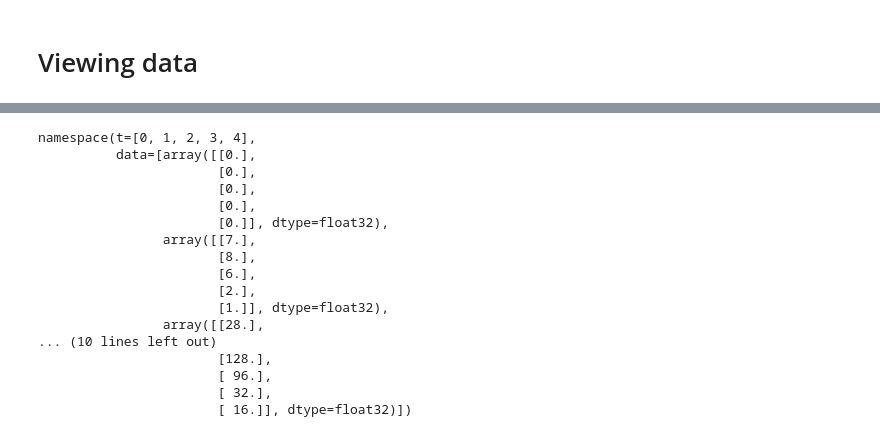
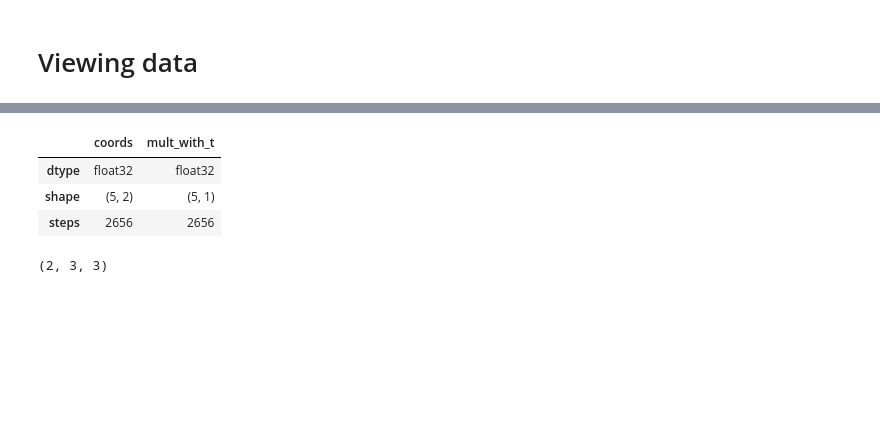
Before and after one commit to smec-ethz/bamboost, a Jupyter notebook: examples/manager_example.ipynb, the cells around one changed output, grey strips where cells are left out. Cells and saved outputs as stored; diff of their text form; code cells hidden in the pictures; blank space fills up the shorter version.

```diff
--- a/examples/manager_example.ipynb
+++ b/examples/manager_example.ipynb
@@ -149,0 +190,6 @@ sim.data_info
+# %%
+sim = db['example_1']
+more = sim.userdata['more']
+meshes = sim.userdata['custom_meshes']
+meshes.add_dataset('blubb', np.random.random((10, 2)))
+meshes['blubb']
@@ -150,20 +207,14 @@ sim.data_info
+# %%
+sim.userdata.add_data('more', np.random.random(size=(10, 20, 2)), attrs=dict(mesh='none'))
+
+sim.data_info
+# %% [output]
+|  | coords | mult_with_t |
+| dtype | float32 | float32 |
+| shape | (5, 2) | (5, 1) |
+| steps | 2656 | 2656 |
 # %%
-sim.data('mult_with_t')
+sim = db['example_1']
+data = sim.data['mult_with_t']
 # %% [output]
-namespace(t=[0, 1, 2, 3, 4],
-          data=[array([[0.],
-                       [0.],
-                       [0.],
-                       [0.],
-                       [0.]], dtype=float32),
-                array([[7.],
-                       [8.],
-                       [6.],
-                       [2.],
-                       [1.]], dtype=float32),
-                array([[28.],
-... (10 lines left out)
-                       [128.],
-                       [ 96.],
-                       [ 32.],
-                       [ 16.]], dtype=float32)])
+(2, 3, 3)
```
Also changed, not shown: parts of 17 cells of this notebook, 6 other files.
